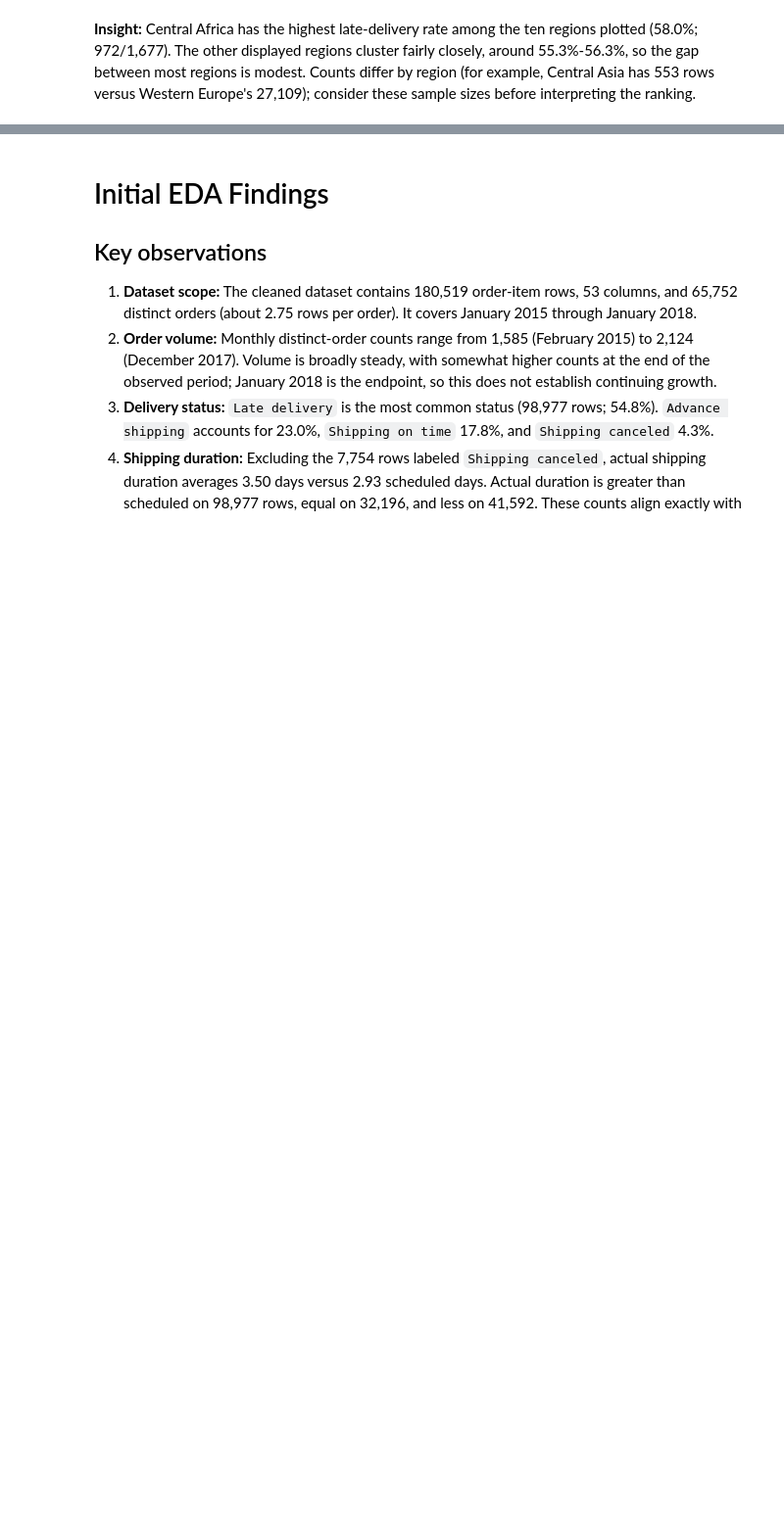
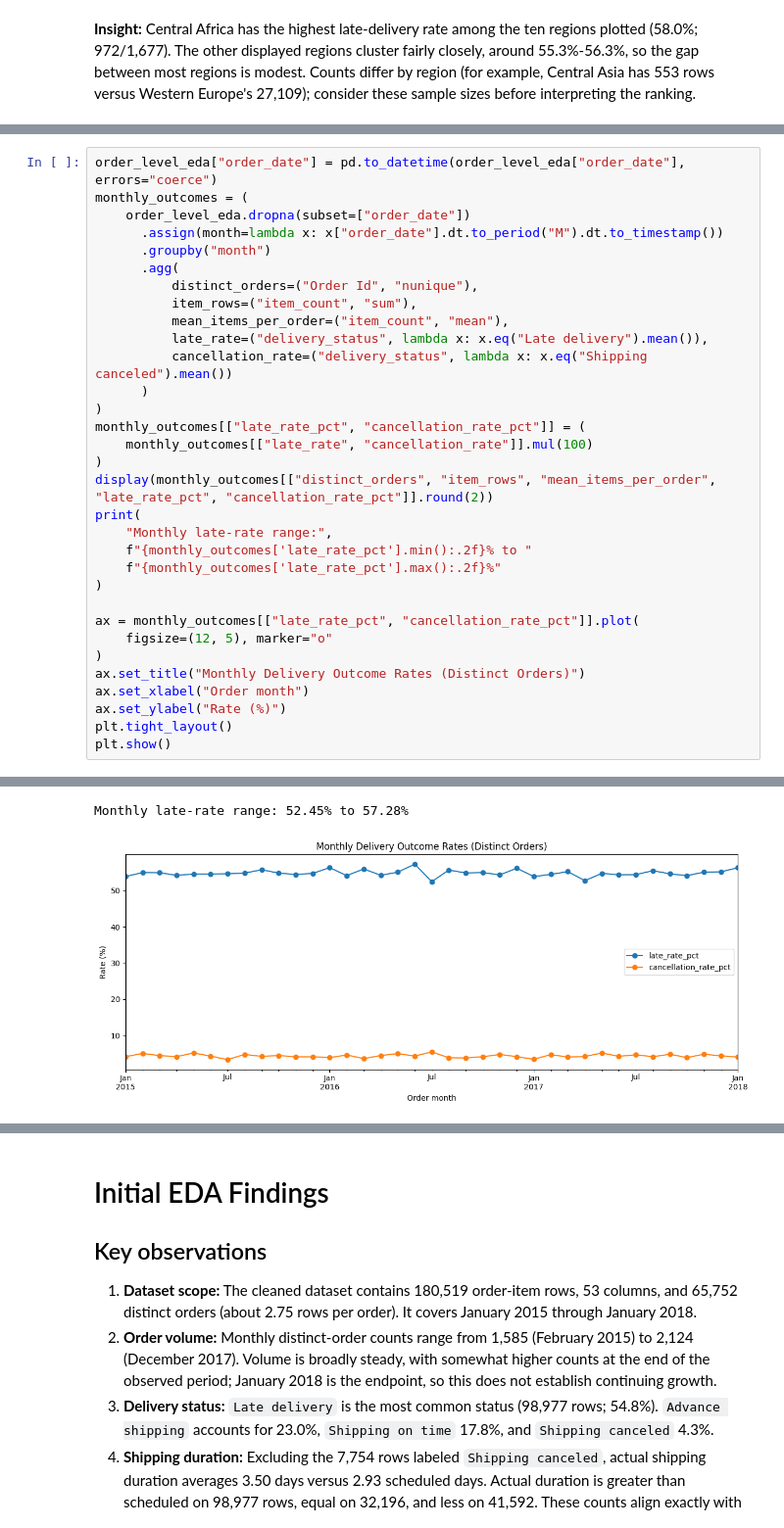
Before and after one commit to Hemanth-187/E-commerce-Delivery-Logistics-Performance-Analysis, a Jupyter notebook: notebooks/Initial_EDA.ipynb, the cells around one changed output, grey strips where cells are left out. Shown at 98% size. Cells and saved outputs as stored; diff of their text form; blank space fills up the shorter version.

```diff
--- a/notebooks/Initial_EDA.ipynb
+++ b/notebooks/Initial_EDA.ipynb
@@ -379,0 +518,33 @@ West Asia             6009       3322      55.283741
+# %%
+order_level_eda["order_date"] = pd.to_datetime(order_level_eda["order_date"], errors="coerce")
+monthly_outcomes = (
+    order_level_eda.dropna(subset=["order_date"])
+      .assign(month=lambda x: x["order_date"].dt.to_period("M").dt.to_timestamp())
+      .groupby("month")
+      .agg(
+          distinct_orders=("Order Id", "nunique"),
+          item_rows=("item_count", "sum"),
+          mean_items_per_order=("item_count", "mean"),
+          late_rate=("delivery_status", lambda x: x.eq("Late delivery").mean()),
+          cancellation_rate=("delivery_status", lambda x: x.eq("Shipping canceled").mean())
+      )
+)
+monthly_outcomes[["late_rate_pct", "cancellation_rate_pct"]] = (
+    monthly_outcomes[["late_rate", "cancellation_rate"]].mul(100)
+)
+display(monthly_outcomes[["distinct_orders", "item_rows", "mean_items_per_order", "late_rate_pct", "cancellation_rate_pct"]].round(2))
+print(
+    "Monthly late-rate range:",
+    f"{monthly_outcomes['late_rate_pct'].min():.2f}% to "
+    f"{monthly_outcomes['late_rate_pct'].max():.2f}%"
+)
+
+ax = monthly_outcomes[["late_rate_pct", "cancellation_rate_pct"]].plot(
+    figsize=(12, 5), marker="o"
+)
+ax.set_title("Monthly Delivery Outcome Rates (Distinct Orders)")
+ax.set_xlabel("Order month")
+ax.set_ylabel("Rate (%)")
+plt.tight_layout()
+plt.show()
+# %% [output]
@@ -379,0 +569,2 @@ West Asia             6009       3322      55.283741
+Monthly late-rate range: 52.45% to 57.28%
+[figure, added]
```
Also changed, not shown: parts of 8 cells of this notebook.
